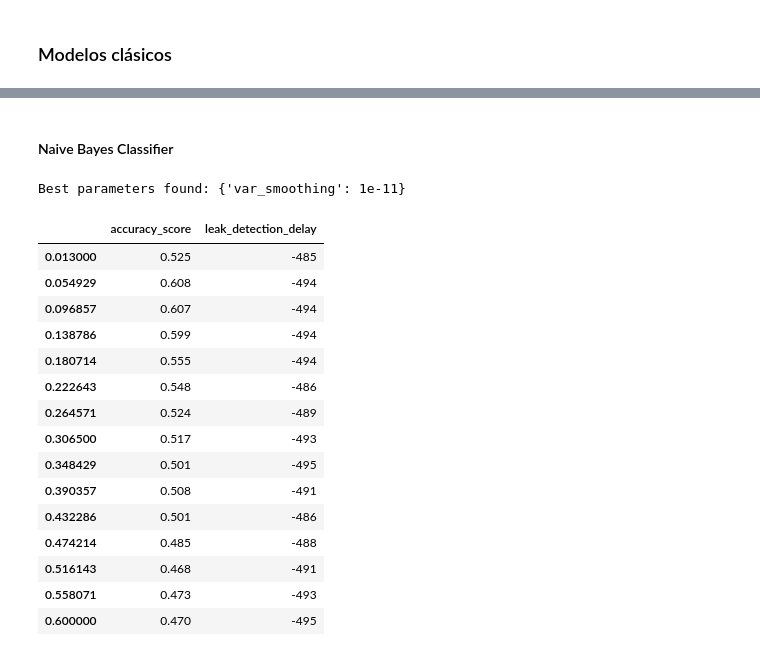
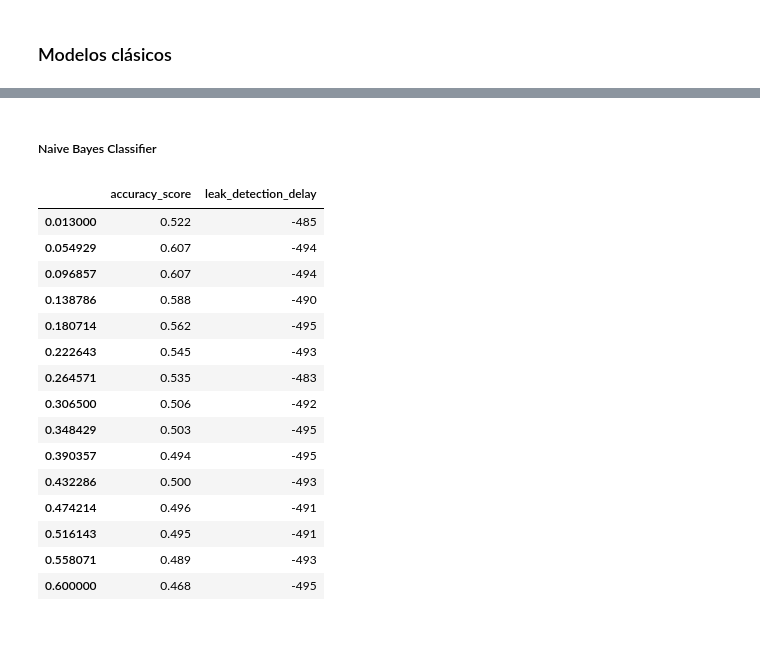
Before and after one commit to alu0101351773/TFM, a Jupyter notebook: src/project/main.ipynb, the cells around one changed output, grey strips where cells are left out. Drawn from its saved outputs; the diff is of its cells as text; code cells hidden in the pictures.

```diff
--- a/src/project/main.ipynb
+++ b/src/project/main.ipynb
@@ -612,21 +612,35 @@ def leak_detection_delay(y_true: np.array, y_pred: np.array) -> int:
 ### Aplicación de `GridSearch` a modelos
 # %%
 from sklearn.model_selection import GridSearchCV
+import pickle as pkl
 
-def eval_classic_model(base_classifier, param_grid, cv = 5) -> None:
-    grid_search = GridSearchCV(
-        estimator = base_classifier,
-        param_grid = param_grid,
-        cv = cv
-    )
+param_grids_path = '../../pkl/param_grids'
 
-    grid_search.fit(X_train_complete, y_train_complete)
+def eval_classic_model(base_classifier_class, param_grid, cv = 5) -> None:
+    param_pkl_path = f'{param_grids_path}/{base_classifier_class.__name__}.pkl'
 
-    print(f"Best parameters found: {grid_search.best_params_}")
+    classifier = None
+
+    if os.path.exists(param_pkl_path):  # Param grid already known
+        print('Loading pickle')
+        param_grid = pkl.load(open(param_pkl_path, 'rb'))
+        classifier = base_classifier_class(**param_grid)
+        classifier.fit(X_train_complete, y_train_complete)
+    else:
+        grid_search = GridSearchCV(
+            estimator = base_classifier_class(),
+            param_grid = param_grid,
+            cv = cv
+        )
+        grid_search.fit(X_train_complete, y_train_complete)
+        classifier = grid_search.best_estimator_
+        pkl.dump(
+            obj = grid_search.best_params_,
+            file = open(param_pkl_path, 'wb')
+        )
 
     result_dict = {}
 
-    best_classifier = grid_search.best_estimator_
     for case in data_dict:
         leak_value = data_dict[case]['leak_value']
         test_dataframe = data_dict[case]['test_dataframe']
@@ -634,8 +648,7 @@ def eval_classic_model(base_classifier, param_grid, cv = 5) -> None:
         X_test = test_dataframe.drop(columns='Fugando combustible')
         y_test = test_dataframe['Fugando combustible']
 
-        best_classifier = grid_search.best_estimator_
-        y_pred = best_classifier.predict(X_test)
+        y_pred = classifier.predict(X_test)
 
         accuracy = accuracy_score(y_test, y_pred)
         leak_delay = leak_detection_delay(y_test, y_pred)
@@ -703,31 +713,28 @@ Best parameters found: {'max_depth': 10, 'max_features': 'sqrt', 'min_samples_le
 # %% [markdown]
-#### Naive Bayes Classifier
+##### Naive Bayes Classifier
 # %%
 from sklearn.naive_bayes import GaussianNB
-
-gnb_classifier = GaussianNB()
 
 gnb_param_grid = {
     'var_smoothing': [1e-11, 1e-10, 1e-9, 1e-8, 1e-7, 1e-6, 1e-5]
 }
 
-eval_classic_model(gnb_classifier, gnb_param_grid)
+eval_classic_model(GaussianNB, gnb_param_grid)
 # %% [output]
-Best parameters found: {'var_smoothing': 1e-11}
 |  | accuracy_score | leak_detection_delay |
-| 0.013000 | 0.525 | -485 |
-| 0.054929 | 0.608 | -494 |
+| 0.013000 | 0.522 | -485 |
+| 0.054929 | 0.607 | -494 |
 | 0.096857 | 0.607 | -494 |
-| 0.138786 | 0.599 | -494 |
-| 0.180714 | 0.555 | -494 |
-| 0.222643 | 0.548 | -486 |
-| 0.264571 | 0.524 | -489 |
-| 0.306500 | 0.517 | -493 |
-| 0.348429 | 0.501 | -495 |
-| 0.390357 | 0.508 | -491 |
-| 0.432286 | 0.501 | -486 |
-| 0.474214 | 0.485 | -488 |
-| 0.516143 | 0.468 | -491 |
-| 0.558071 | 0.473 | -493 |
-| 0.600000 | 0.470 | -495 |
+| 0.138786 | 0.588 | -490 |
+| 0.180714 | 0.562 | -495 |
+| 0.222643 | 0.545 | -493 |
+| 0.264571 | 0.535 | -483 |
+| 0.306500 | 0.506 | -492 |
+| 0.348429 | 0.503 | -495 |
+| 0.390357 | 0.494 | -495 |
+| 0.432286 | 0.500 | -493 |
+| 0.474214 | 0.496 | -491 |
+| 0.516143 | 0.495 | -491 |
+| 0.558071 | 0.489 | -493 |
+| 0.600000 | 0.468 | -495 |
 # %% [markdown]
```
Also changed, not shown: parts of 24 cells of this notebook, 19 other files.
